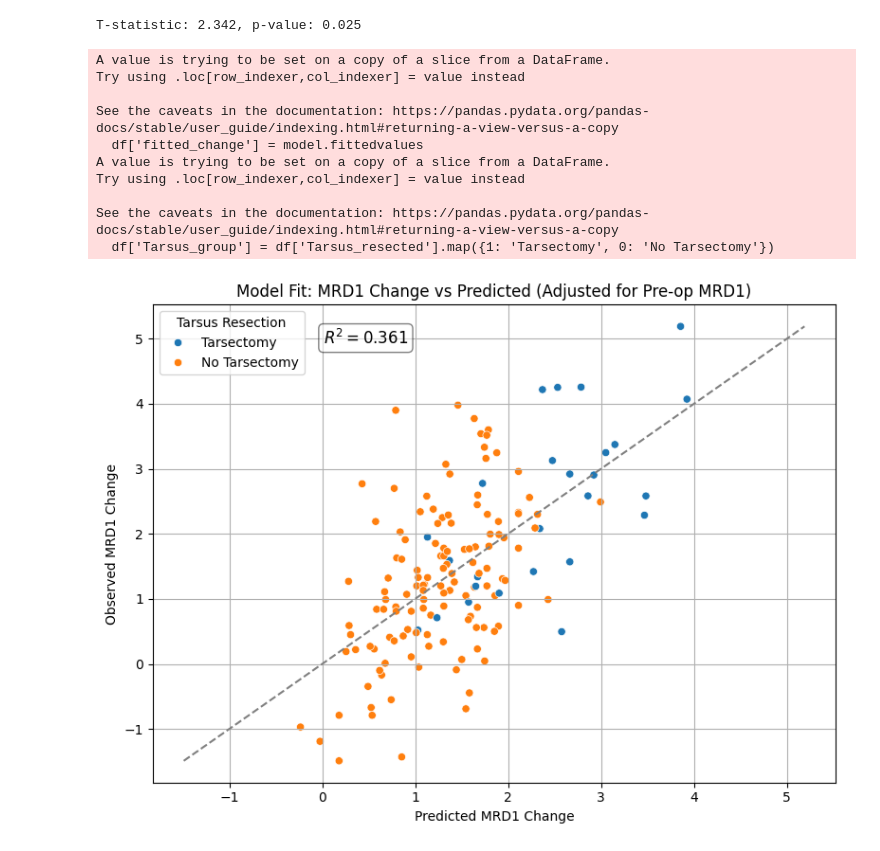
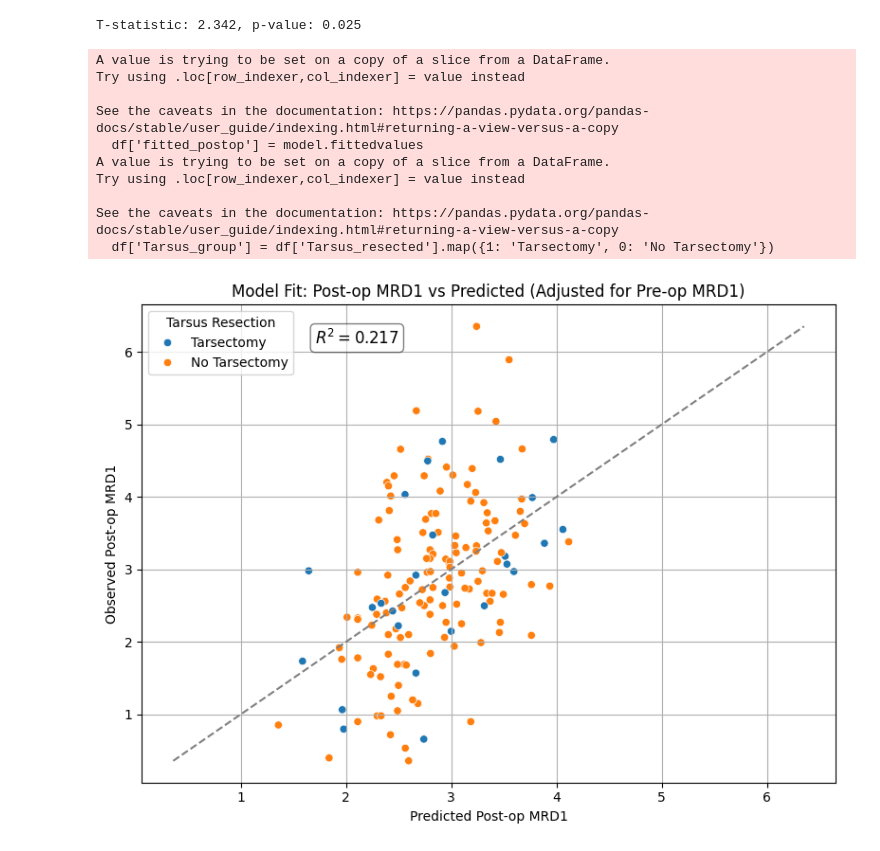
Before and after one commit to ChinmayVar/stats141_project, a Jupyter notebook: additional_analysis.ipynb, the cells around one changed output. Saved outputs shown, nothing was run; the diff lists cells and outputs as text; code cells hidden in the pictures.

```diff
--- a/additional_analysis.ipynb
+++ b/additional_analysis.ipynb
@@ -243,47 +297,47 @@ import seaborn as sns
 import numpy as np
 import statsmodels.formula.api as smf
 
-# Fit the model using the correct column name
+# Fit the model predicting Post-op MRD1
 model = smf.ols(
-    'Q("Change in MRD (post-pre)") ~ Q("Preop_MRD1") + Tarsus_resected',
+    'Q("Most recent Post Op MRD1") ~ Q("Preop_MRD1") + Tarsus_resected',
     data=df
 ).fit()
 
 # Add predicted values to the DataFrame
-df['fitted_change'] = model.fittedvalues
+df['fitted_postop'] = model.fittedvalues
 df['Tarsus_group'] = df['Tarsus_resected'].map({1: 'Tarsectomy', 0: 'No Tarsectomy'})
 
 # Create the plot
 plt.figure(figsize=(8, 6))
-sns.scatterplot(x='fitted_change', y='Change in MRD (post-pre)', hue='Tarsus_group', data=df)
+sns.scatterplot(x='fitted_postop', y='Most recent Post Op MRD1', hue='Tarsus_group', data=df)
 
 # Add 1:1 reference line
-min_val = min(df['fitted_change'].min(), df['Change in MRD (post-pre)'].min())
-max_val = max(df['fitted_change'].max(), df['Change in MRD (post-pre)'].max())
+min_val = min(df['fitted_postop'].min(), df['Most recent Post Op MRD1'].min())
+max_val = max(df['fitted_postop'].max(), df['Most recent Post Op MRD1'].max())
 plt.plot([min_val, max_val], [min_val, max_val], '--', color='gray')
 
 # Annotate R^2
 r_squared = model.rsquared
 plt.text(0.25, 0.95, f'$R^2 = {r_squared:.3f}$', transform=plt.gca().transAxes,
          fontsize=12, verticalalignment='top', bbox=dict(boxstyle="round", facecolor="white", alpha=0.5))
 
 # Plot labels and layout
-plt.xlabel('Predicted MRD1 Change')
-plt.ylabel('Observed MRD1 Change')
-plt.title('Model Fit: MRD1 Change vs Predicted (Adjusted for Pre-op MRD1)')
+plt.xlabel('Predicted Post-op MRD1')
+plt.ylabel('Observed Post-op MRD1')
+plt.title('Model Fit: Post-op MRD1 vs Predicted (Adjusted for Pre-op MRD1)')
 plt.grid(True)
 plt.legend(title='Tarsus Resection')
 plt.tight_layout()
 plt.show()
 # %% [output]
 A value is trying to be set on a copy of a slice from a DataFrame.
 Try using .loc[row_indexer,col_indexer] = value instead
 
 See the caveats in the documentation: https://pandas.pydata.org/pandas-docs/stable/user_guide/indexing.html#returning-a-view-versus-a-copy
-  df['fitted_change'] = model.fittedvalues
+  df['fitted_postop'] = model.fittedvalues
 A value is trying to be set on a copy of a slice from a DataFrame.
 Try using .loc[row_indexer,col_indexer] = value instead
 
 See the caveats in the documentation: https://pandas.pydata.org/pandas-docs/stable/user_guide/indexing.html#returning-a-view-versus-a-copy
   df['Tarsus_group'] = df['Tarsus_resected'].map({1: 'Tarsectomy', 0: 'No Tarsectomy'})
-[figure, old version]
+[figure, new version]
```
Also changed, not shown: parts of 14 cells of this notebook.
